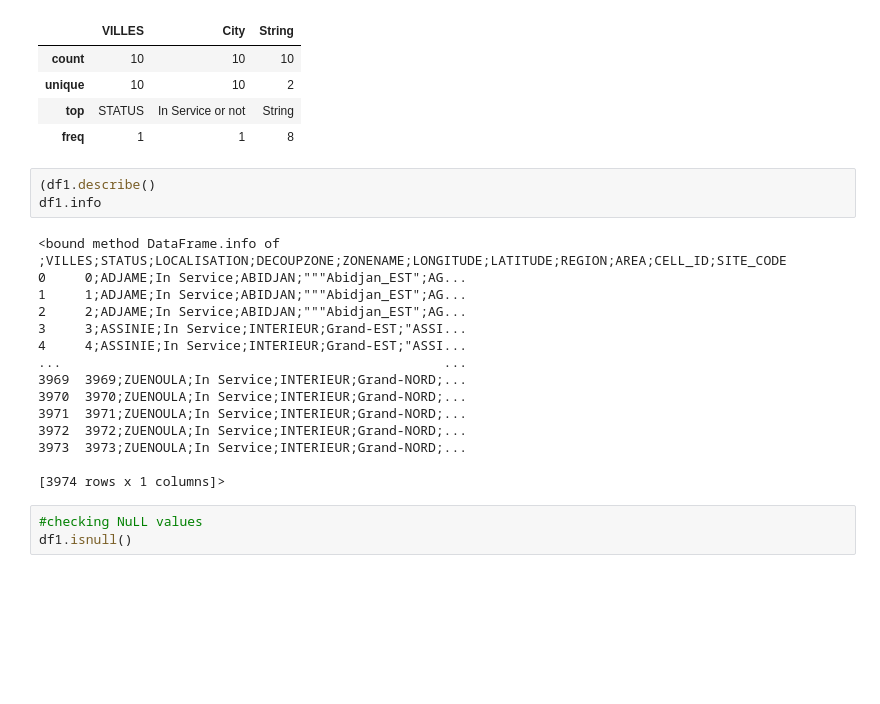
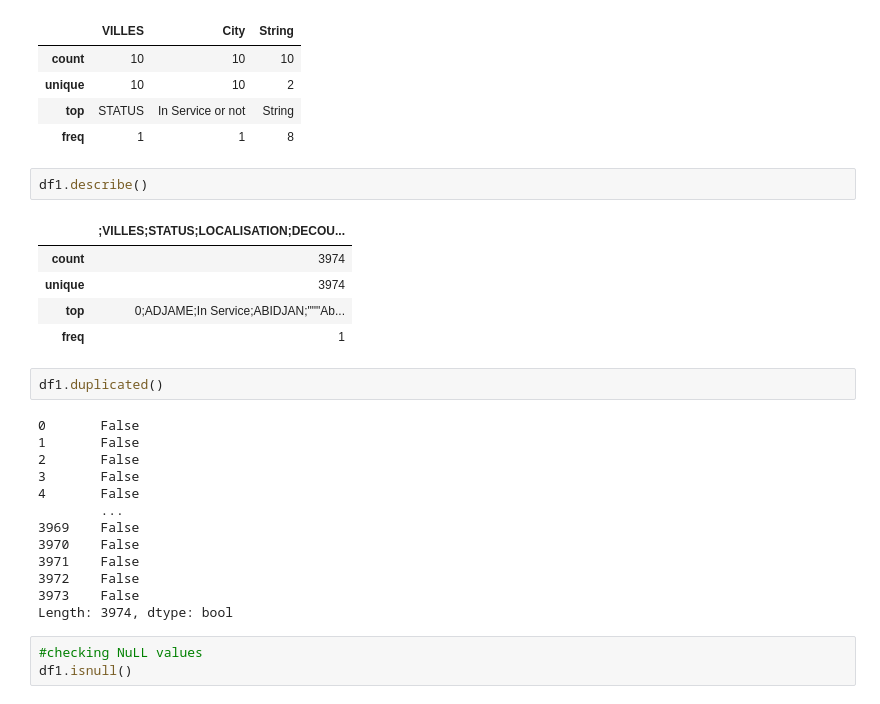
Before and after one commit to BrianMoringa/Week-3-IP-Submission-Brian-Onchweri-, a Jupyter notebook: Moringa_Data_Science_Prep_W3_Independent_Project_2022_07_Brian_Onchweri.ipynb, the cells around one changed output. Cells and saved outputs as stored; diff of their text form; blank space fills up the shorter version.

```diff
--- a/Moringa_Data_Science_Prep_W3_Independent_Project_2022_07_Brian_Onchweri.ipynb
+++ b/Moringa_Data_Science_Prep_W3_Independent_Project_2022_07_Brian_Onchweri.ipynb
@@ -46,24 +46,29 @@ df.describe()
 | unique | 10 | 10 | 2 |
 | top | STATUS | In Service or not | String |
 | freq | 1 | 1 | 8 |
-# %%
-(df1.describe()
-df1.info
-# %% [output]
-<bound method DataFrame.info of      ;VILLES;STATUS;LOCALISATION;DECOUPZONE;ZONENAME;LONGITUDE;LATITUDE;REGION;AREA;CELL_ID;SITE_CODE
-0     0;ADJAME;In Service;ABIDJAN;"""Abidjan_EST";AG...
-1     1;ADJAME;In Service;ABIDJAN;"""Abidjan_EST";AG...
-2     2;ADJAME;In Service;ABIDJAN;"""Abidjan_EST";AG...
-3     3;ASSINIE;In Service;INTERIEUR;Grand-EST;"ASSI...
-4     4;ASSINIE;In Service;INTERIEUR;Grand-EST;"ASSI...
-...                                                 ...
-3969  3969;ZUENOULA;In Service;INTERIEUR;Grand-NORD;...
-3970  3970;ZUENOULA;In Service;INTERIEUR;Grand-NORD;...
-3971  3971;ZUENOULA;In Service;INTERIEUR;Grand-NORD;...
-3972  3972;ZUENOULA;In Service;INTERIEUR;Grand-NORD;...
-3973  3973;ZUENOULA;In Service;INTERIEUR;Grand-NORD;...
-
-[3974 rows x 1 columns]>
+# %%
+df1.describe()
+# %% [output]
+|  | ;VILLES;STATUS;LOCALISATION;DECOU... |
+| count | 3974 |
+| unique | 3974 |
+| top | 0;ADJAME;In Service;ABIDJAN;"""Ab... |
+| freq | 1 |
+# %%
+df1.duplicated()
+# %% [output]
+0       False
+1       False
+2       False
+3       False
+4       False
+        ...
+3969    False
+3970    False
+3971    False
+3972    False
+3973    False
+Length: 3974, dtype: bool
 # %%
 #checking NuLL values
 df1.isnull()
```
Also changed, not shown: parts of 7 cells of this notebook.
